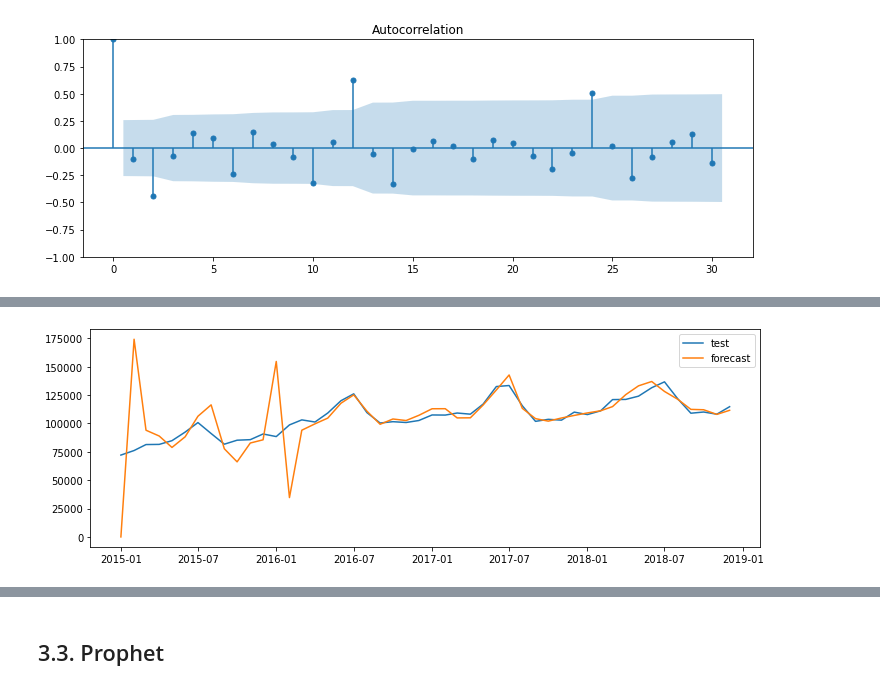
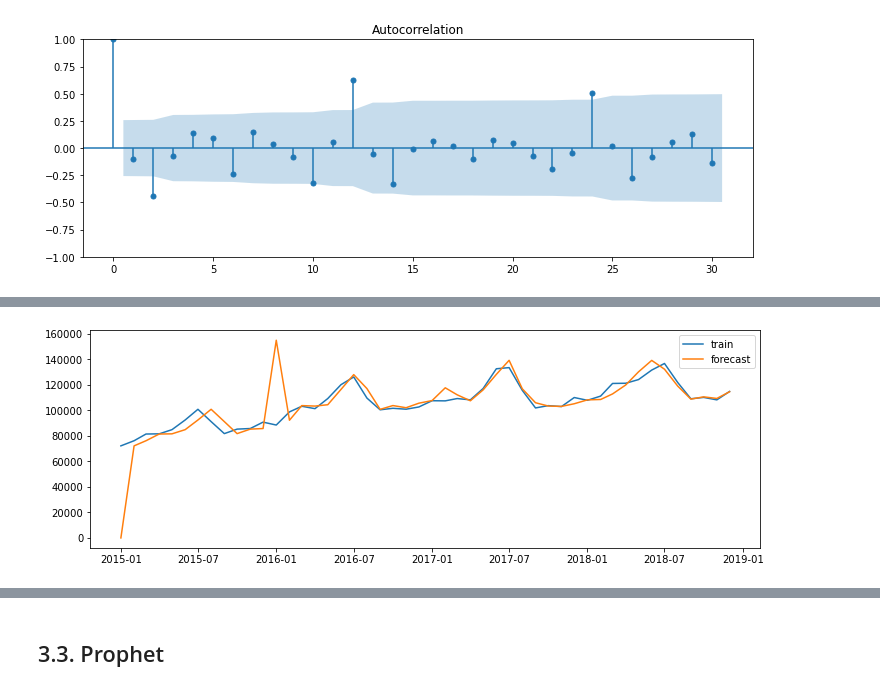
Before and after one commit to Alan-Wolf-VN/passenger_forecast, a Jupyter notebook: pax_forecast.ipynb, the cells around one changed output, grey strips where cells are left out. Saved outputs shown, nothing was run; the diff lists cells and outputs as text; code cells hidden in the pictures.

```diff
--- a/pax_forecast.ipynb
+++ b/pax_forecast.ipynb
@@ -413,4 +411,4 @@ Conclusion:
 # %%
-train_data_boxcox_diff = data_boxcox[:-12]
-test_data_boxcox_diff = data_boxcox[-12:]
+train_data_boxcox = data_boxcox[:-12]
+test_data_boxcox = data_boxcox[-12:]
 # %%
@@ -431,14 +429,14 @@ test_data_boxcox_diff
 dtype: float64
 # %%
-model = auto_arima(train_data_boxcox_diff,
-                   d = 3,
+model = auto_arima(train_data_boxcox,
+                   d = None, max_d = 4,
                    start_p = 0,
                    max_p = 13,
                    start_q = 0,
                    max_q = 2,
                    m = 12,
                    seasonal = True,
-                   trace = True)
+                   trace = True, random_state = 99)
 model.summary()
 # %% [output]
 Performing stepwise search to minimize aic
@@ -509,12 +502,12 @@ test
 # %%
 # Plot train vs forecast
 plt.figure(figsize=(12,4))
-plt.plot(train_data_boxcox_diff, label='test')
+plt.plot(train_data_boxcox, label='train')
 plt.plot(model.predict_in_sample(), label='forecast')
 plt.legend(loc='best')
 plt.show()
 # %% [output]
-[figure, old version]
+[figure, new version]
 # %%
 # Plot test vs forecast
 plt.figure(figsize=(12,4))
```
Also changed, not shown: parts of 92 cells of this notebook, 3 other files.
